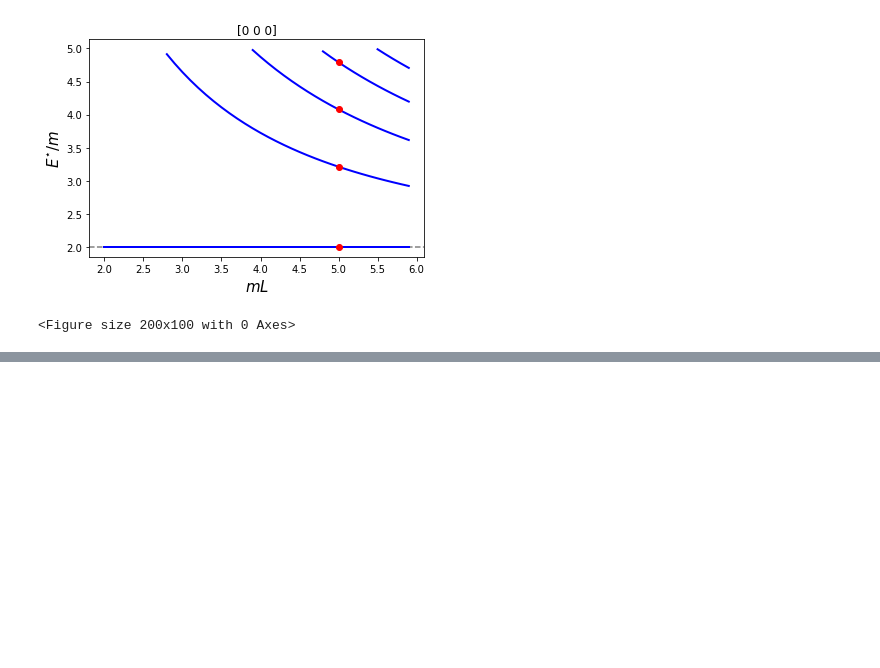
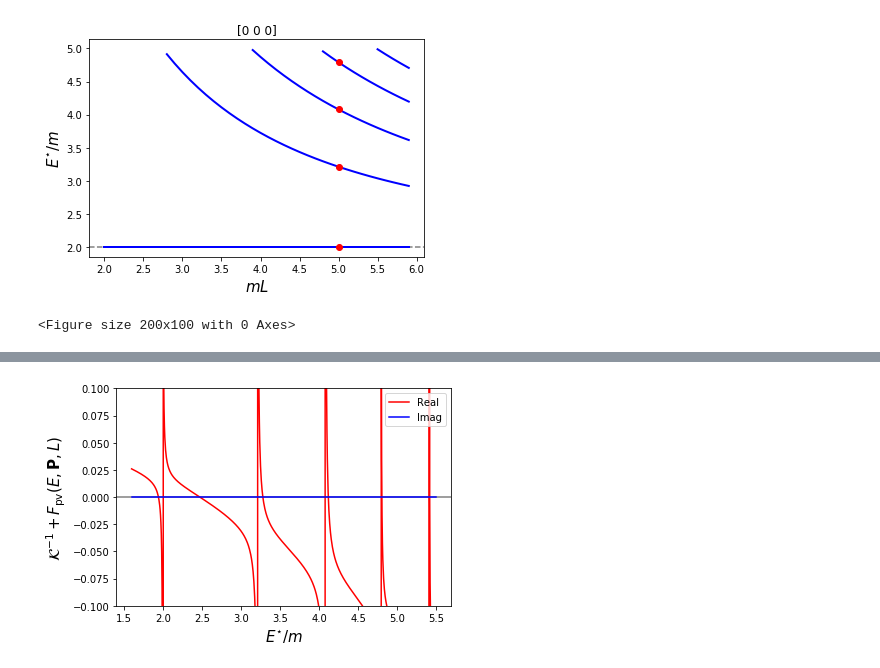
Before and after one commit to ajackura/LatticeSummerSchool2021-ScatteringExercises, a Jupyter notebook: Notebooks-final/hadspec_ex2_luescher.ipynb, the cells around one changed output, grey strips where cells are left out. Cells and saved outputs as stored; diff of their text form; code cells hidden in the pictures; blank space fills up the shorter version.

Commit message:
major updates to luescher notebook

```diff
--- a/Notebooks-final/hadspec_ex2_luescher.ipynb
+++ b/Notebooks-final/hadspec_ex2_luescher.ipynb
@@ -463,0 +540,34 @@ plot_free_spectrum_F( nP )
+# %%
+'''
+Luescher Quantization Condition
+'''
+
+# define quantization condition with K matrix input
+def quantization_condition( Ecm, nP, L, Kmatrix ):
+    eps = 1e-16
+    s = Ecm**2 + 1j*eps
+    Kmat = Kmatrix(s)
+    Fpv = Fpv_function( Ecm, nP, alpha, L )
+    return 1.0 / Kmat + Fpv
+
+# plot quantization condition
+def plot_QC(L, nP):
+    QC_list = []
+    Kmat = lambda s: Kmatrix_BreitWigner( s, m0, g0 )
+    Ecm_o_m_start, Ecm_o_m_stop, Ecm_o_m_step = 1.6, 5.5, 0.005
+    Ecm_o_m_range = np.arange(Ecm_o_m_start, Ecm_o_m_stop, Ecm_o_m_step)
+    for Ecm_o_m in Ecm_o_m_range:
+        QC_list.append(quantization_condition( Ecm_o_m, nP, L, Kmat ))
+    QC = np.asarray(QC_list)
+    plt.axhline(y=0, color='gray', linestyle='-')
+    plt.plot(Ecm_o_m_range, QC.real, color='red',label="Real")
+    plt.plot(Ecm_o_m_range, QC.imag, color='blue',label="Imag")
+    plt.xlabel(r'$E^{\star}/m$',fontsize=15)
+    plt.ylabel(r'$\mathcal{K}^{-1} + F_{\mathrm{pv}}(E,\mathbf{P},L)$',fontsize=15)
+    plt.legend(loc="upper right")
+    plt.ylim(-0.1,0.1)
+
+# make plot
+plot_QC(L,nP)
+# %% [output]
+[figure, added]
```
Also changed, not shown: parts of 15 cells of this notebook.
